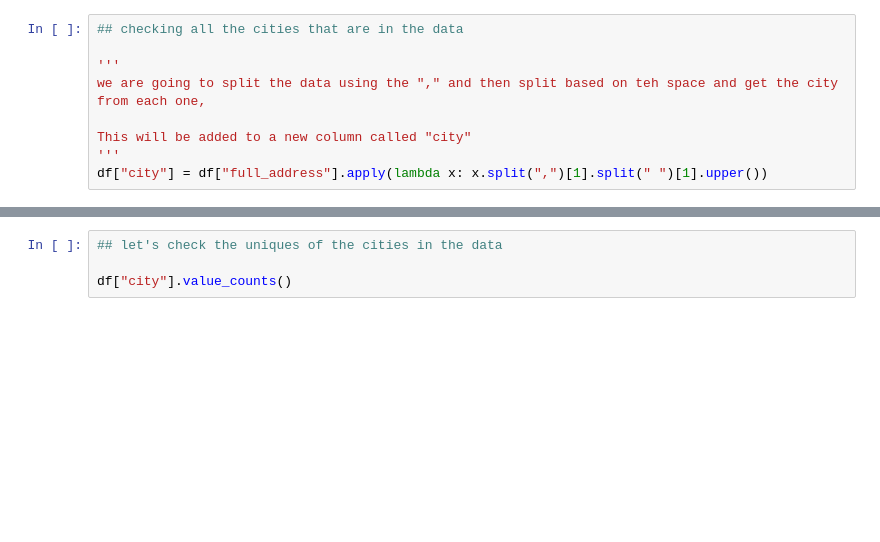
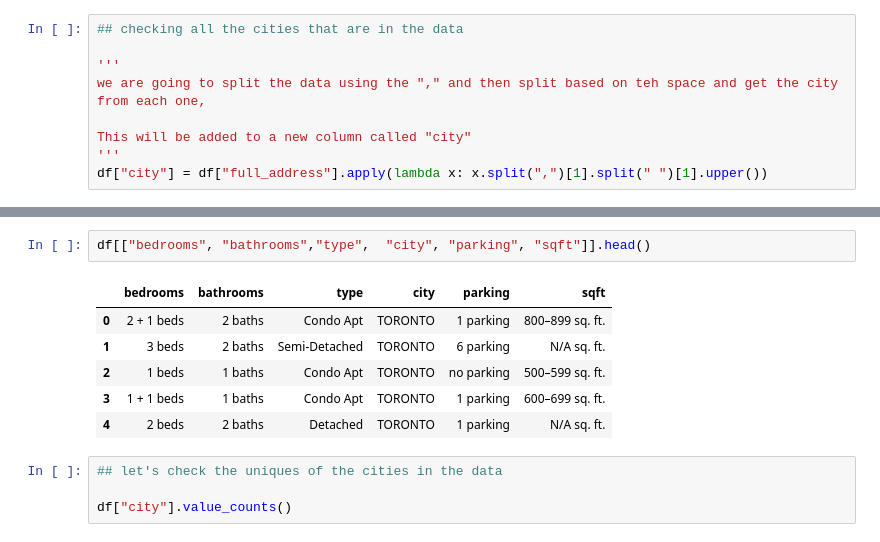
Before and after one commit to m-mraisi/HousingPredictiveAnalysis, a Jupyter notebook: DataCleaning.ipynb, the cells around one changed output, grey strips where cells are left out. Saved outputs shown, nothing was run; the diff lists cells and outputs as text; blank space fills up the shorter version.

```diff
--- a/DataCleaning.ipynb
+++ b/DataCleaning.ipynb
@@ -60,6 +60,15 @@ df.head()
 | 2 | 2 | 1504 - 30 Roehampton Ave, Toronto... | 550000 | 549900 | 1 beds | 1 baths | 500–599 sq. ft. | no parking | Bright Sunfilled Spacious 1 Bdr U... | ... |
 | 3 | 3 | 514 - 65 East Liberty St, Toronto... | 665000 | 600000 | 1 + 1 beds | 1 baths | 600–699 sq. ft. | 1 parking | Rare Loft-Like Condo In Liberty V... | ... |
 | 4 | 4 | 61 Twelfth St, Toronto (W4519375)... | 825513 | 839000 | 2 beds | 2 baths | N/A sq. ft. | 1 parking | Location! Location! Location. You... | ... |
+# %%
+df[["bedrooms", "bathrooms","type",  "city", "parking", "sqft"]].head()
+# %% [output]
+|  | bedrooms | bathrooms | type | city | parking | sqft |
+| 0 | 2 + 1 beds | 2 baths | Condo Apt | TORONTO | 1 parking | 800–899 sq. ft. |
+| 1 | 3 beds | 2 baths | Semi-Detached | TORONTO | 6 parking | N/A sq. ft. |
+| 2 | 1 beds | 1 baths | Condo Apt | TORONTO | no parking | 500–599 sq. ft. |
+| 3 | 1 + 1 beds | 1 baths | Condo Apt | TORONTO | 1 parking | 600–699 sq. ft. |
+| 4 | 2 beds | 2 baths | Detached | TORONTO | 1 parking | N/A sq. ft. |
 # %%
 ## let's check the uniques of the cities in the data
 
```
Also changed, not shown: parts of 2 cells of this notebook, 2 other files.
